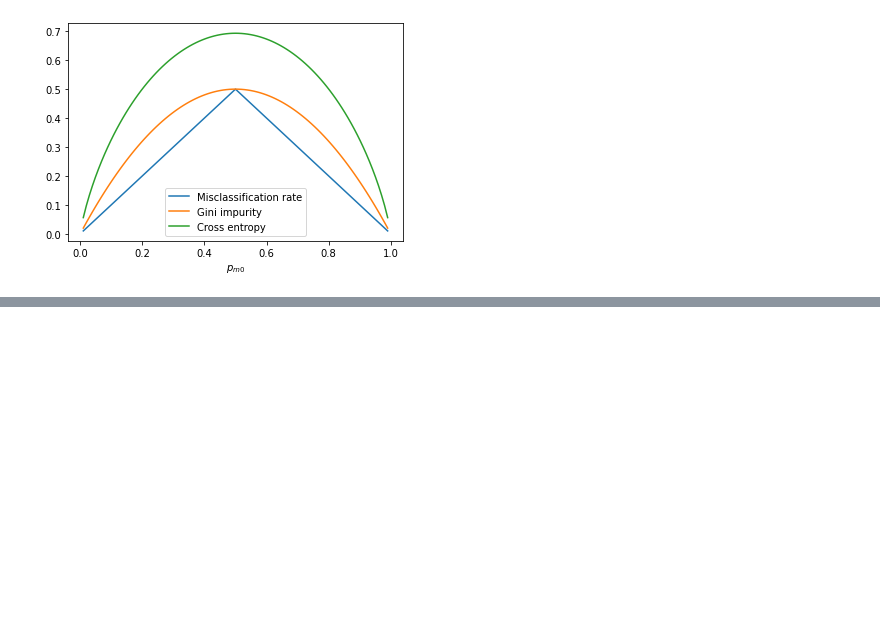
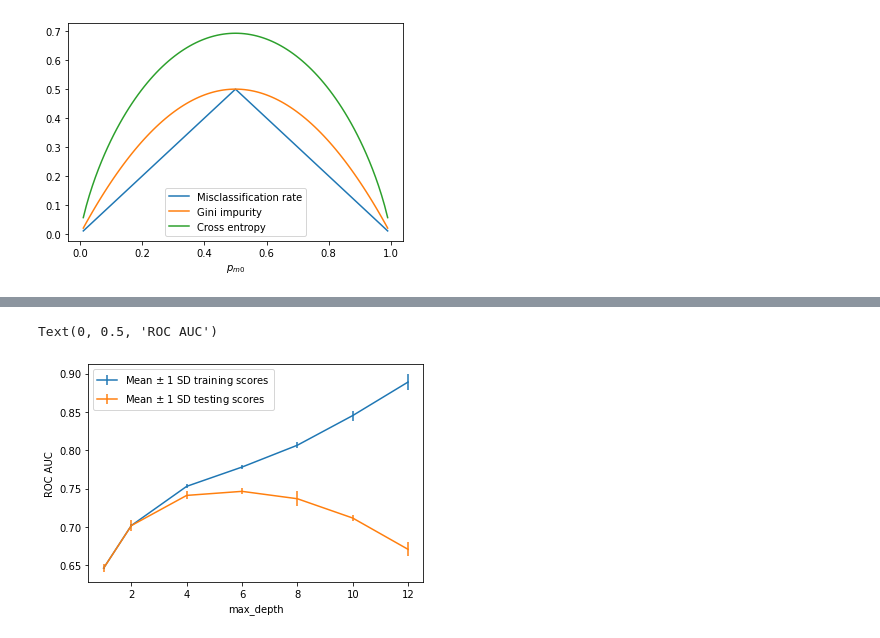
Before and after one commit to jeantardelli/data-science, a Jupyter notebook: decision-trees-and-random-forests.ipynb, the cells around one changed output, grey strips where cells are left out. Drawn from its saved outputs; the diff is of its cells as text; code cells hidden in the pictures; blank space fills up the shorter version.

Commit message:
Decision Trees and Random Forests - Finding the Optimal Parameters (6c)

```diff
--- a/decision-trees-and-random-forests.ipynb
+++ b/decision-trees-and-random-forests.ipynb
@@ -206,0 +243,2 @@ determine the appropriate one. Note that in scikit-learn, Gini impurity can be s
+# %%
+params = {'max_depth': [1, 2, 4, 6, 8, 10, 12]}
@@ -206,0 +247,4 @@ determine the appropriate one. Note that in scikit-learn, Gini impurity can be s
+# %%
+cv = GridSearchCV(dt, param_grid=params, scoring='roc_auc',
+                  n_jobs=None, refit=True, cv=4, verbose=1,
+                  pre_dispatch=None, error_score=np.nan, return_train_score=True)
@@ -206,0 +255,2 @@ determine the appropriate one. Note that in scikit-learn, Gini impurity can be s
+# %%
+cv.fit(X_train, y_train)
@@ -206,0 +265,3 @@ determine the appropriate one. Note that in scikit-learn, Gini impurity can be s
+# %%
+cv_results_df = pd.DataFrame(cv.cv_results_)
+cv_results_df
@@ -206,0 +293,16 @@ determine the appropriate one. Note that in scikit-learn, Gini impurity can be s
+# %%
+ax = plt.axes()
+ax.errorbar(cv_results_df['param_max_depth'],
+            cv_results_df['mean_train_score'],
+            yerr=cv_results_df['std_train_score'],
+            label='Mean $\pm$ 1 SD training scores')
+ax.errorbar(cv_results_df['param_max_depth'],
+            cv_results_df['mean_test_score'],
+            yerr=cv_results_df['std_test_score'],
+            label='Mean $\pm$ 1 SD testing scores')
+ax.legend()
+plt.xlabel('max_depth')
+plt.ylabel('ROC AUC')
+# %% [output]
+Text(0, 0.5, 'ROC AUC')
+[figure, added]
```
Also changed, not shown: parts of 15 cells of this notebook.
